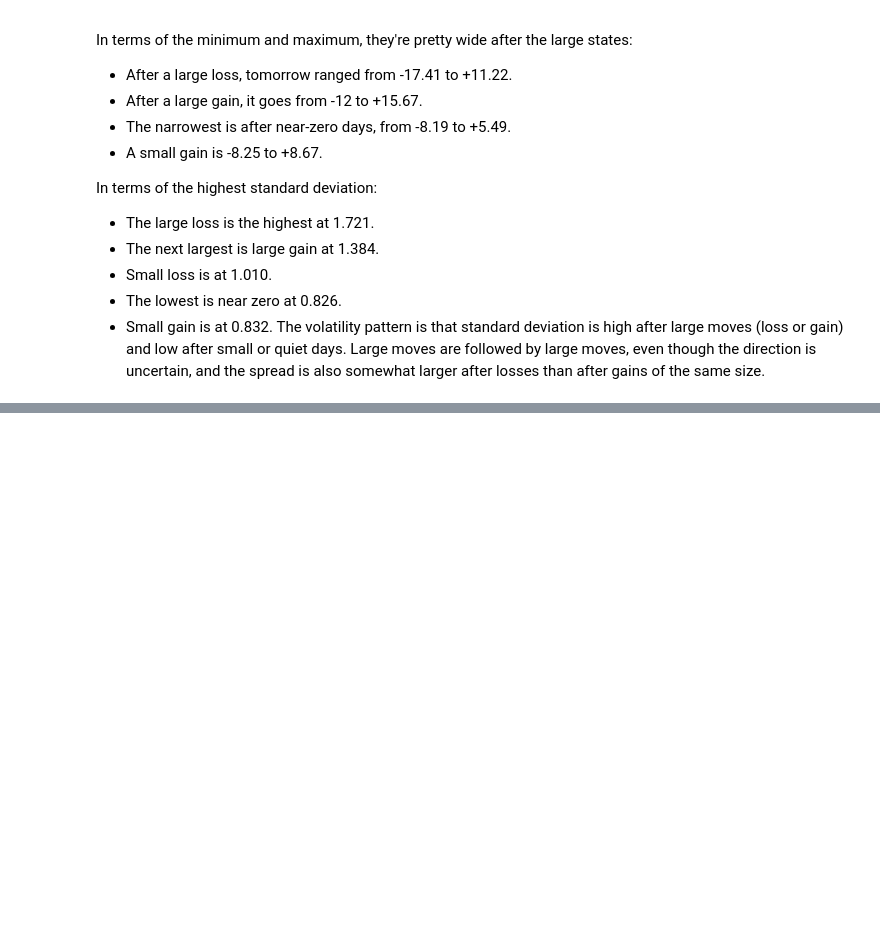
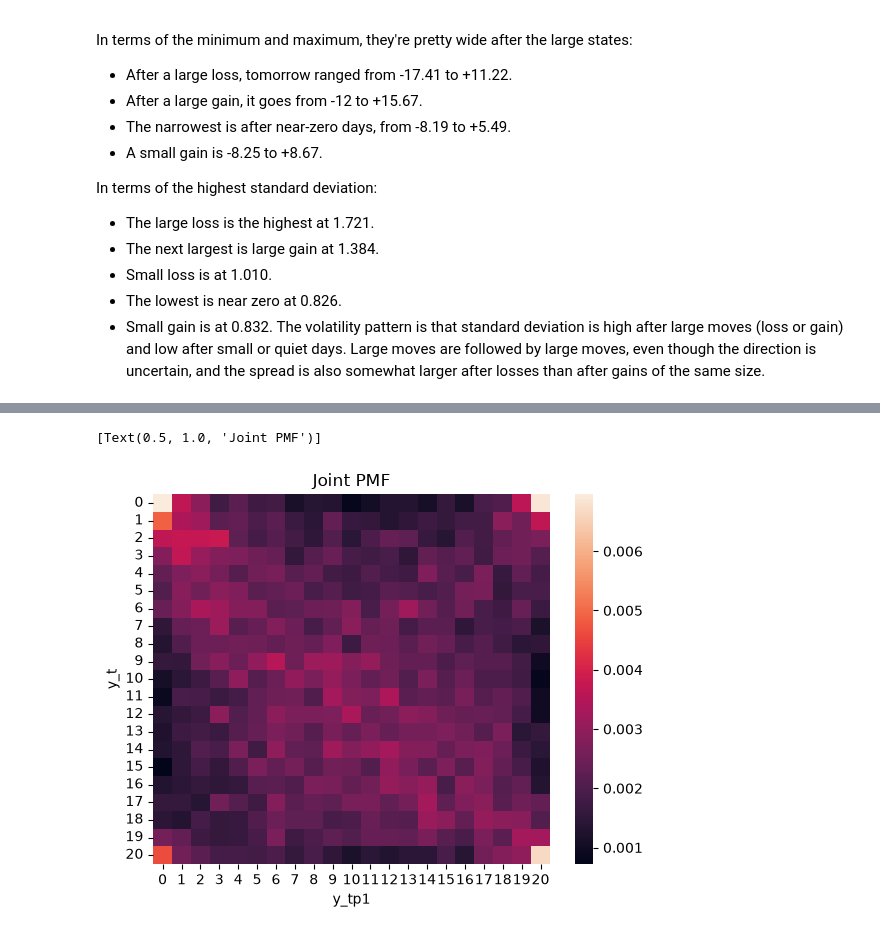
Before and after one commit to ds4e/uu_markov, a Jupyter notebook: lab_1/lab.ipynb, the cells around one changed output, grey strips where cells are left out. Saved outputs shown, nothing was run; the diff lists cells and outputs as text; code cells hidden in the pictures; blank space fills up the shorter version.

```diff
--- a/lab_1/lab.ipynb
+++ b/lab_1/lab.ipynb
@@ -282,0 +278,5 @@ The choice of five bins was arbitrary. For more realistic or complex models, we'
+# %%
+# 21 quantile bins
+df['market_qbin'] = pd.qcut(df['market_return_pct'], q=21, labels=range(21))
+df['y_t'] = df['market_qbin']
+df['y_tp1'] = df['market_qbin'].shift(-1)
@@ -282,0 +285,3 @@ The choice of five bins was arbitrary. For more realistic or complex models, we'
+# %%
+tab = pd.crosstab(df['y_t'], df['y_tp1'], normalize=True)
+tab
@@ -282,0 +308,5 @@ The choice of five bins was arbitrary. For more realistic or complex models, we'
+# %%
+sns.heatmap(tab).set(title='Joint PMF')
+# %% [output]
+[Text(0.5, 1.0, 'Joint PMF')]
+[figure, added]
```
Also changed, not shown: parts of 23 cells of this notebook.
